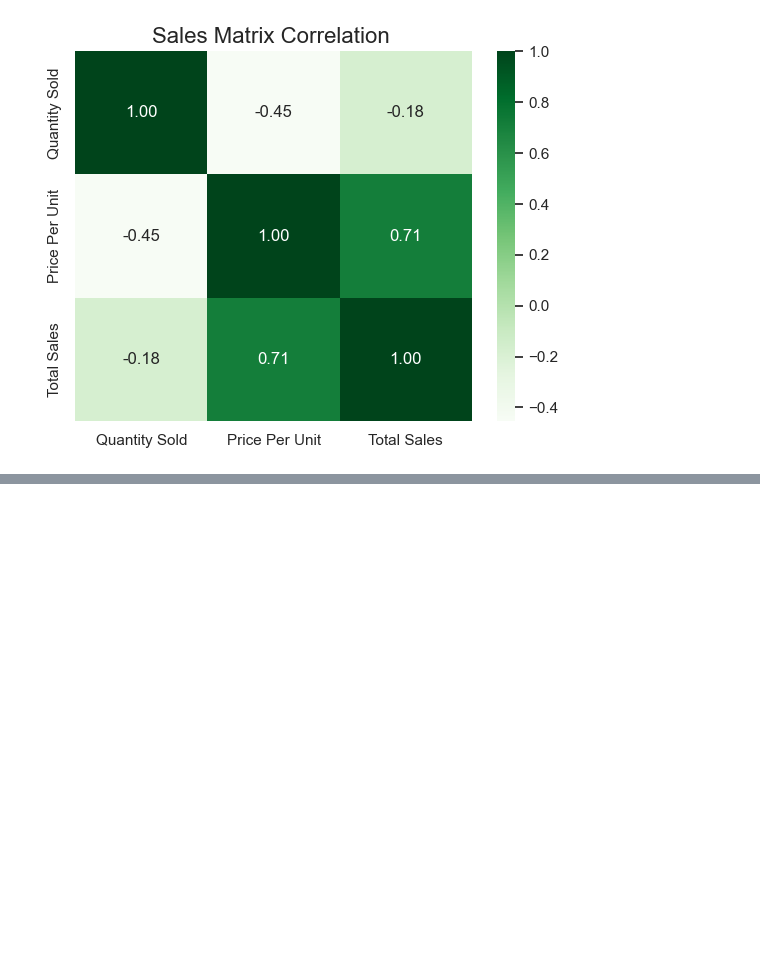
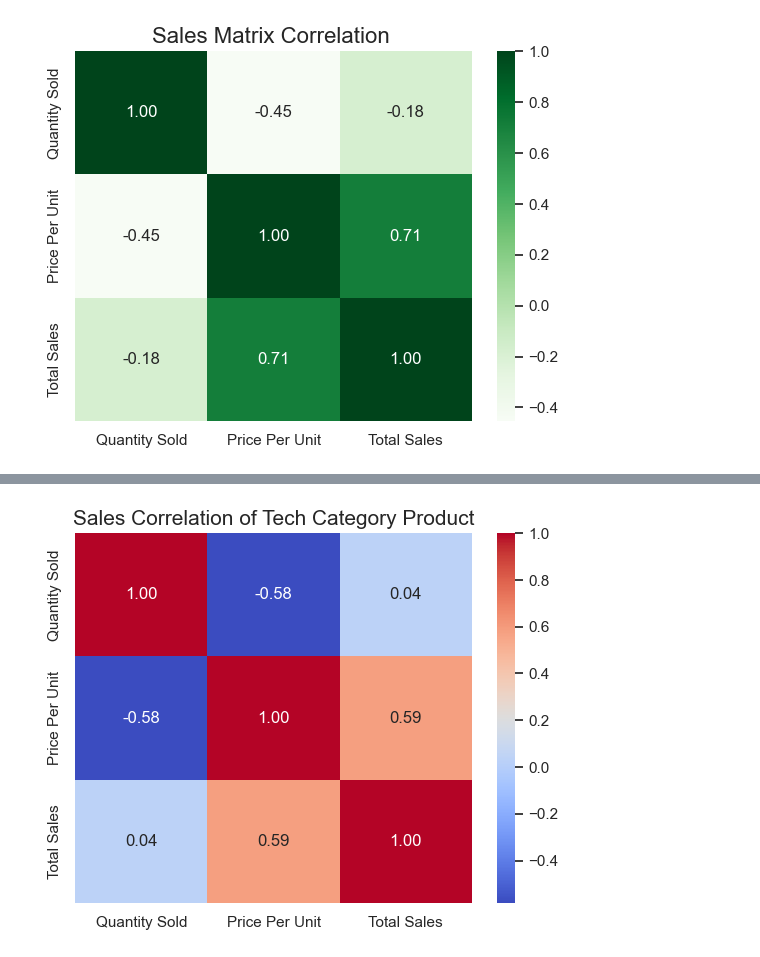
Before and after one commit to Mohith-151/week6-project, a Jupyter notebook: dashboard.ipynb, the cells around one changed output, grey strips where cells are left out. Drawn from its saved outputs; the diff is of its cells as text; code cells hidden in the pictures; blank space fills up the shorter version.

```diff
--- a/dashboard.ipynb
+++ b/dashboard.ipynb
@@ -79,0 +84,4 @@ plt.show()
+# %%
+# i will take Tech caterogry product.
+tech_df = df[df['Product Category']== 'Tech']
+tech_df.head()
@@ -79,0 +95,11 @@ plt.show()
+# %%
+tech_corr_matrix = tech_df[['Quantity Sold','Price Per Unit', 'Total Sales']].corr()
+
+#heatmap
+plt.Figure(figsize=(10,6))
+
+sns.heatmap(tech_corr_matrix,fmt='.2f', cmap='coolwarm', annot=True)
+plt.title('Sales Correlation of Tech Category Product',fontsize =15 )
+plt.show()
+# %% [output]
+[figure, added]
```
Also changed, not shown: parts of 6 cells of this notebook, 6 other files.
